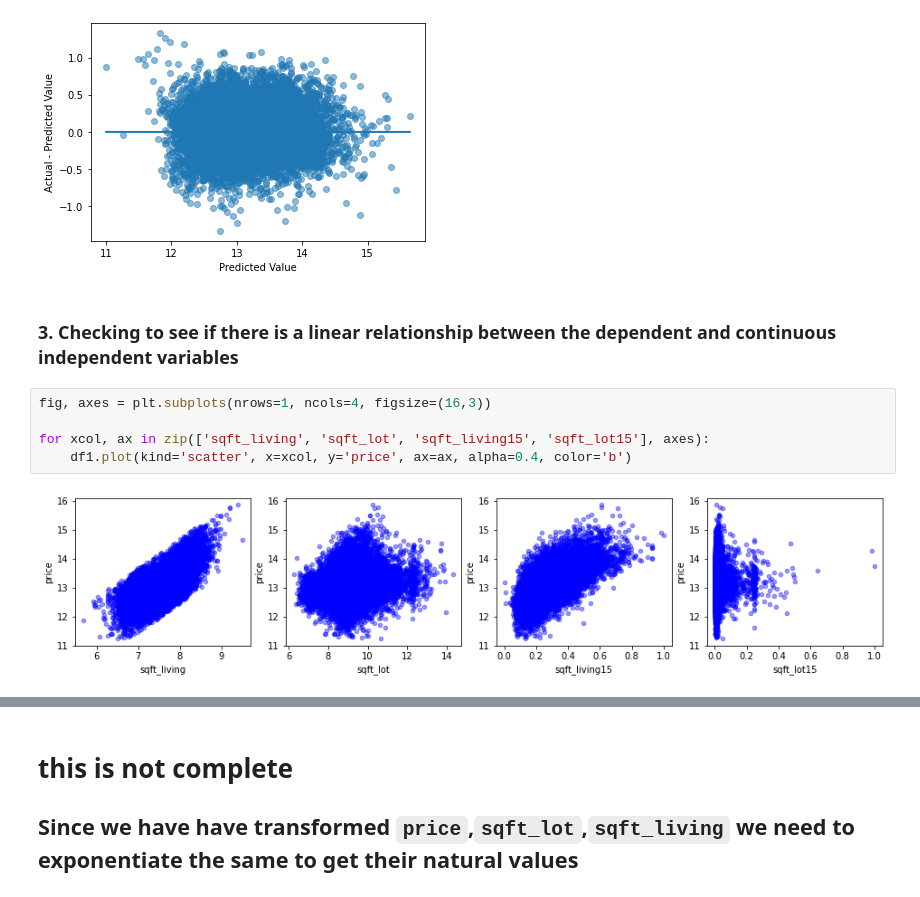
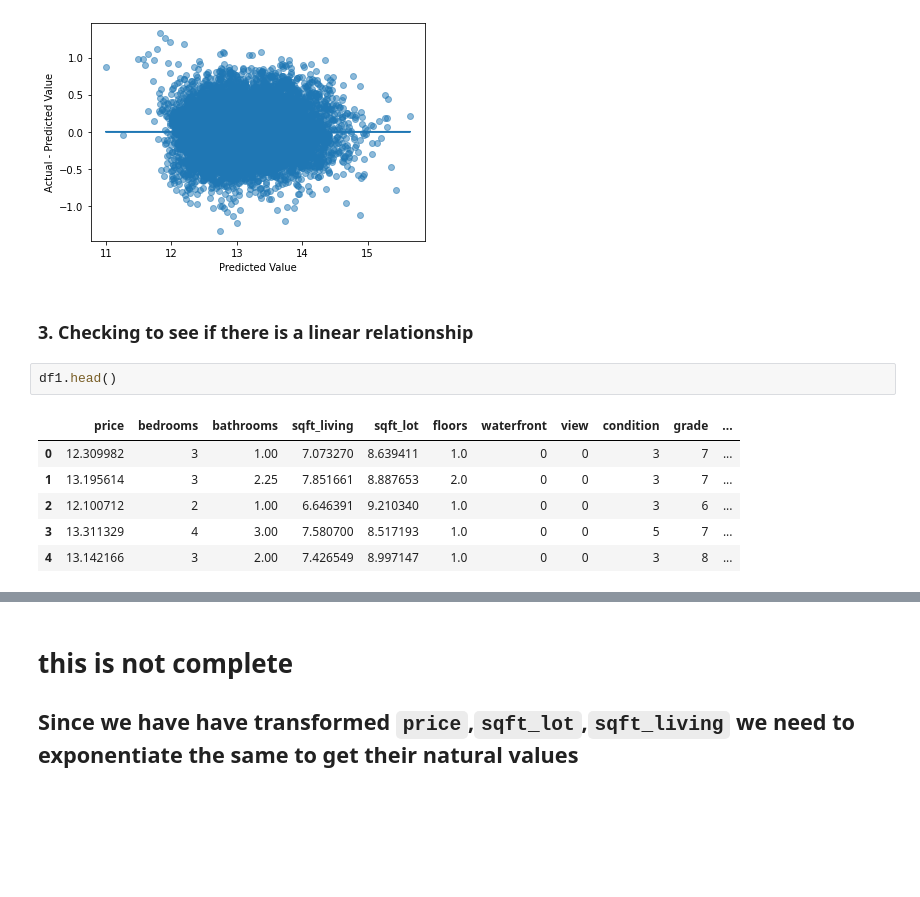
Before and after one commit to rahulakrish/linear_regression, a Jupyter notebook: phase2_project.ipynb, the cells around one changed output, grey strips where cells are left out. Drawn from its saved outputs; the diff is of its cells as text; blank space fills up the shorter version.

```diff
--- a/phase2_project.ipynb
+++ b/phase2_project.ipynb
@@ -759,11 +736,13 @@ ax.set_ylabel("Actual - Predicted Value");
 # %% [output]
 [figure]
 # %% [markdown]
-### 3. Checking to see if there is a linear relationship between the dependent and continuous independent variables
+### 3. Checking to see if there is a linear relationship
-# %%
-fig, axes = plt.subplots(nrows=1, ncols=4, figsize=(16,3))
-
-for xcol, ax in zip(['sqft_living', 'sqft_lot', 'sqft_living15', 'sqft_lot15'], axes):
-    df1.plot(kind='scatter', x=xcol, y='price', ax=ax, alpha=0.4, color='b')
-# %% [output]
-[figure, removed]
+# %%
+df1.head()
+# %% [output]
+|  | price | bedrooms | bathrooms | sqft_living | sqft_lot | floors | waterfront | view | condition | grade | ... |
+| 0 | 12.309982 | 3 | 1.00 | 7.073270 | 8.639411 | 1.0 | 0 | 0 | 3 | 7 | ... |
+| 1 | 13.195614 | 3 | 2.25 | 7.851661 | 8.887653 | 2.0 | 0 | 0 | 3 | 7 | ... |
+| 2 | 12.100712 | 2 | 1.00 | 6.646391 | 9.210340 | 1.0 | 0 | 0 | 3 | 6 | ... |
+| 3 | 13.311329 | 4 | 3.00 | 7.580700 | 8.517193 | 1.0 | 0 | 0 | 5 | 7 | ... |
+| 4 | 13.142166 | 3 | 2.00 | 7.426549 | 8.997147 | 1.0 | 0 | 0 | 3 | 8 | ... |
```
Also changed, not shown: parts of 17 cells of this notebook.
